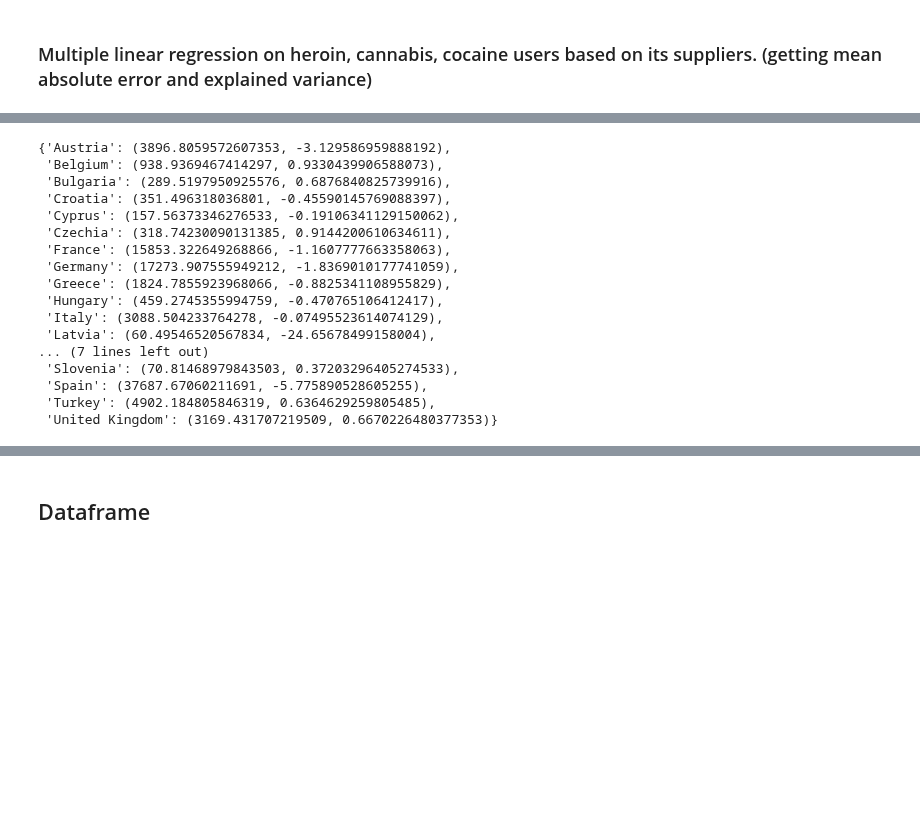
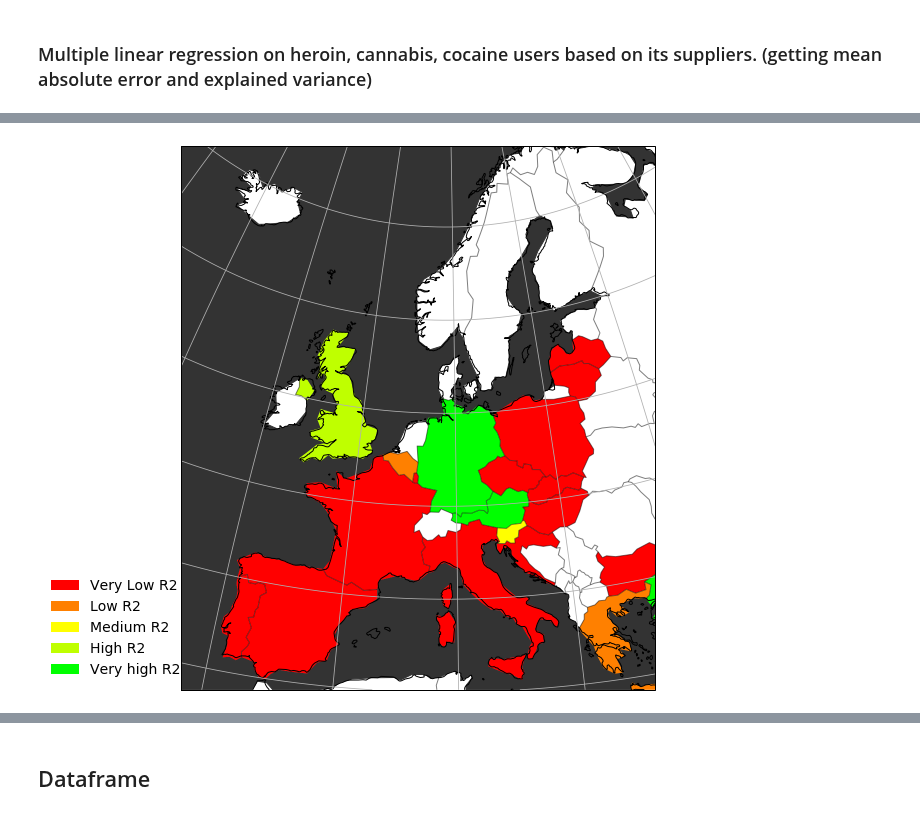
Before and after one commit to danilo1214/PR20ddpdjphv, a Jupyter notebook: Regression on Suppliers and Users.ipynb, the cells around one changed output, grey strips where cells are left out. Saved outputs shown, nothing was run; the diff lists cells and outputs as text; code cells hidden in the pictures; blank space fills up the shorter version.

```diff
--- a/Regression on Suppliers and Users.ipynb
+++ b/Regression on Suppliers and Users.ipynb
@@ -125,20 +85,51 @@ cocaine
-# %%
-cannabis
-# %% [output]
-{'Austria': (3896.8059572607353, -3.129586959888192),
- 'Belgium': (938.9369467414297, 0.9330439906588073),
- 'Bulgaria': (289.5197950925576, 0.6876840825739916),
- 'Croatia': (351.496318036801, -0.45590145769088397),
- 'Cyprus': (157.56373346276533, -0.19106341129150062),
- 'Czechia': (318.74230090131385, 0.9144200610634611),
- 'France': (15853.322649268866, -1.1607777663358063),
- 'Germany': (17273.907555949212, -1.8369010177741059),
- 'Greece': (1824.7855923968066, -0.8825341108955829),
- 'Hungary': (459.2745355994759, -0.470765106412417),
- 'Italy': (3088.504233764278, -0.07495523614074129),
- 'Latvia': (60.49546520567834, -24.65678499158004),
-... (7 lines left out)
- 'Slovenia': (70.81468979843503, 0.37203296405274533),
- 'Spain': (37687.67060211691, -5.775890528605255),
- 'Turkey': (4902.184805846319, 0.6364629259805485),
- 'United Kingdom': (3169.431707219509, 0.6670226480377353)}
+# %%
+import cartopy
+import cartopy.crs as ccrs
+import matplotlib.patches as mpatches
+import cartopy.io.shapereader as shpreader
+
+def getColor(zVal):
+    bot10 = 0.2
+    top10 = 0.8
+    bot30 = 0.4
+    top30 = 0.6
+
+    if zVal > bot10 and zVal < top10:
+        if zVal > bot30 and zVal < top30:
+            return (1,1,0) ##yellow
+        if zVal> bot30:
+            return (0.75,1,0) ##lime
+        return (1,0.5,0) ##orange
+    if zVal> bot10:
+        return (0,1,0) ##red
+    return (1,0,0) ##green
+
+
+plt.figure(figsize=(10, 10))
+ax = plt.axes(projection=ccrs.EuroPP())
+
+shpfilename = shpreader.natural_earth(resolution='110m',
+                                      category='cultural',
+                                      name='admin_0_countries')
+reader = shpreader.Reader(shpfilename)
+countries = reader.records()
+for country in countries:
+    if country.attributes["NAME"] in heroin:
+        ax.add_geometries([country.geometry], crs=ccrs.PlateCarree(), facecolor=getColor(heroin[country.attributes["NAME"]][1]))
+
+ax.add_feature(cartopy.feature.BORDERS, linestyle='-', alpha=.5)
+ax.coastlines(resolution='50m')
+ax.add_feature(cartopy.feature.OCEAN,facecolor=(0.2,0.2,0.2))
+ax.gridlines()
+values = ["Very Low R2", "Low R2", "Medium R2","High R2" ,"Very high R2" ]
+rects = []
+
+colors = [(1,0,0), (1,0.5,0), (1,1,0), (0.75,1,0), (0,1,0)]
+for i in range(len(values)):
+    rects.append(mpatches.Rectangle((0, 0), 1, 1, facecolor=colors[i]))
+
+ax.legend(rects, values,loc='lower right', bbox_to_anchor=(0.025, -0.0), fancybox=True, frameon=False, fontsize=14)
+
+leg = ax.get_legend()
+# %% [output]
+[figure, added]
```
Also changed, not shown: parts of 8 cells of this notebook.
